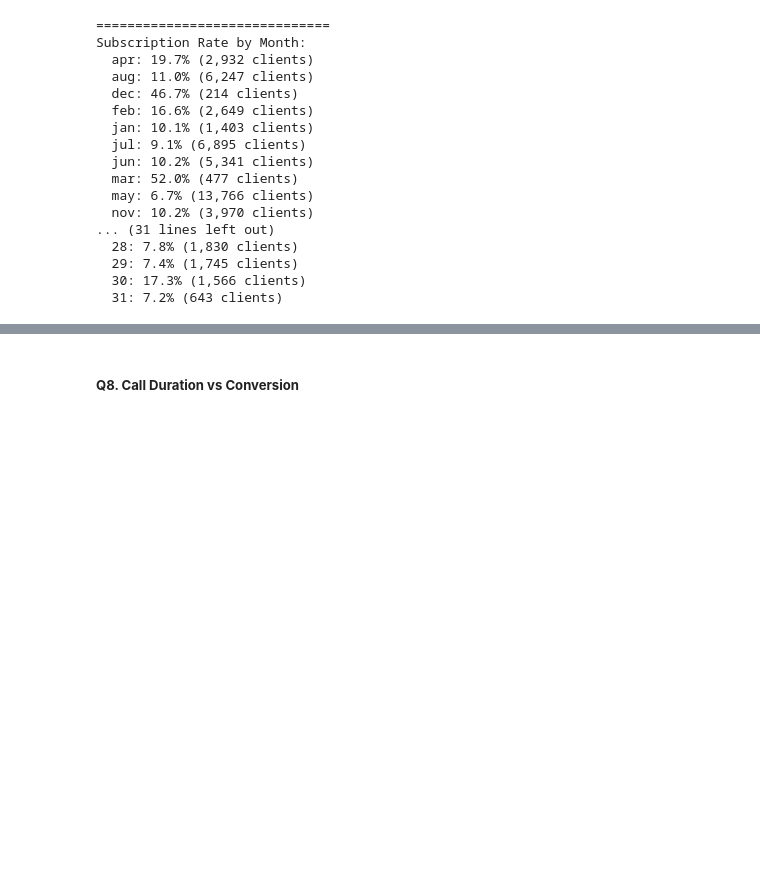
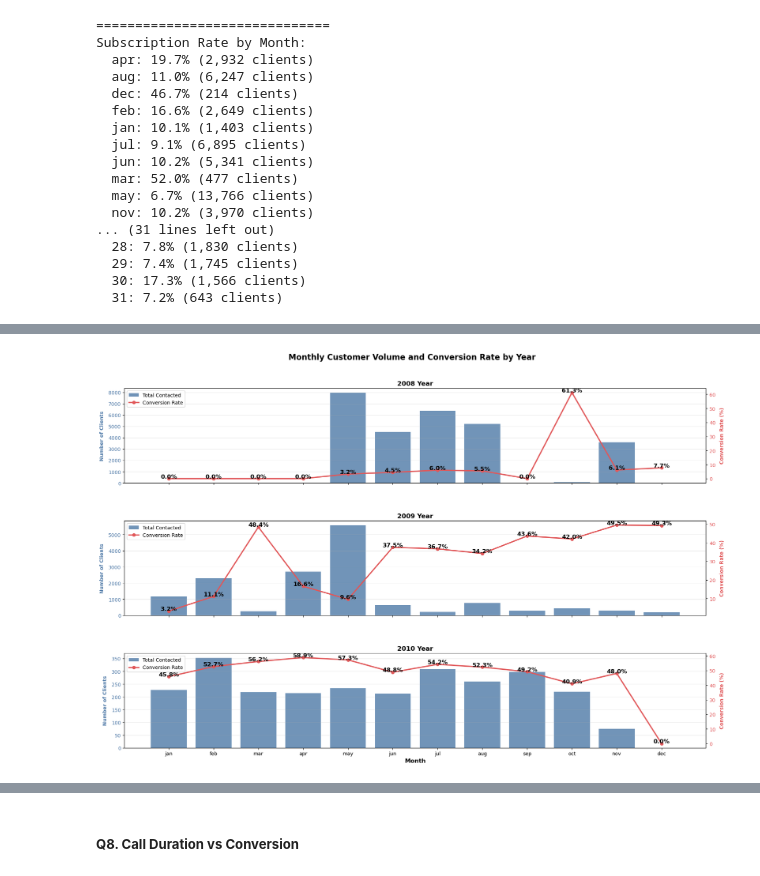
Before and after one commit to annugit1655/Bank-TeleMarketing, a Jupyter notebook: notebooks/02-bivariate-correlation-analysis.ipynb, the cells around one changed output, grey strips where cells are left out. Drawn from its saved outputs; the diff is of its cells as text; code cells hidden in the pictures; blank space fills up the shorter version.

```diff
--- a/notebooks/02-bivariate-correlation-analysis.ipynb
+++ b/notebooks/02-bivariate-correlation-analysis.ipynb
@@ -636,16 +671,92 @@ Subscription Rate by Month:
   30: 17.3% (1,566 clients)
   31: 7.2% (643 clients)
 # %%
-month_orders = ['jan', 'feb', 'mar', 'apr', 'may', 'jun', 'jul', 'aug', 'sep', 'oct', 'nov', 'dec']
-data['month_order'] = pd.Categorical(data['month'], categories=month_orders, ordered=True)
+# Visualize monthly and yearly trends in customer volume and conversion rates.
 
-pivot_df = data.pivot_table(
-    index='year',
-    columns='month_order',
-    values='term_deposit_numeric',
-    aggfunc='mean',
-    fill_value=0
-)*100
+fig, axes = plt.subplots(nrows=3, figsize=(18, 12), sharex=True)
 
-display(pivot_df.style.highlight_max(axis='columns'))
+month_order = ['jan','feb','mar','apr','may','jun',
+               'jul','aug','sep','oct','nov','dec']
+
+for i, year_category in enumerate(sorted(data['year'].unique())):
+
+    # Monthly statistics
+    monthly = (
+        data[data['year'] == year_category]
+        .groupby('month')['term_deposit']
+        .value_counts()
+        .unstack(fill_value=0)
+        .reindex(month_order)
+        .fillna(0)
+    )
+
+    monthly['total'] = monthly.sum(axis=1)
+    monthly['success_rate'] = (
+        monthly['yes']
+        .div(monthly['total'])
+        .fillna(0)
+        .mul(100)
+    )
+
+    ax1 = axes[i]
+
+    # Bar chart
+    ax1.bar(
+        monthly.index,
+        monthly['total'],
+        color='#4E79A7',
+        alpha=0.8,
+        label='Total Contacted'
+    )
+
+    ax1.set_ylabel('Number of Clients', color='#4E79A7', fontweight='bold', labelpad=8)
+    ax1.tick_params(axis='y', labelcolor='#4E79A7')
+
+    # Second axis
+    ax2 = ax1.twinx()
+
+    ax2.plot(
+        monthly.index,
+        monthly['success_rate'],
+        color='#E15759',
+        marker='o',
+        linewidth=2.5,
+        label='Conversion Rate'
+    )
+
+    ax2.set_ylabel('Conversion Rate (%)',
+                   color='#E15759',
+                   fontweight='bold',
+                   labelpad=8)
+    ax2.tick_params(axis='y', labelcolor='#E15759')
+
+    # Labels
+    for j, rate in enumerate(monthly['success_rate']):
+        ax2.text(j, rate + 0.3,
+                 f'{rate:.1f}%',
+                 ha='center',
+                 fontsize=12,
+                 color='k',
+                 fontweight='bold')
+
+    ax1.set_title(f'{year_category} Year', fontsize=13, fontweight='bold')
+    ax1.grid(axis='y', alpha=0.3)
+
+    # Combined legend
+    h1, l1 = ax1.get_legend_handles_labels()
+    h2, l2 = ax2.get_legend_handles_labels()
+    ax1.legend(h1 + h2, l1 + l2, loc='upper left')
+
+# X-axis label only on bottom subplot
+axes[-1].set_xlabel('Month', fontsize=12, fontweight='bold')
+
+fig.suptitle(
+    'Monthly Customer Volume and Conversion Rate by Year',
+    fontsize=16,
+    fontweight='bold',
+)
+
+plt.tight_layout(rect=[0, 0, 1, 0.96])
+plt.subplots_adjust(hspace=0.4)
+plt.show()
 # %% [output]
@@ -656,0 +763 @@ display(pivot_df.style.highlight_max(axis='columns'))
+[figure, added]
```
Also changed, not shown: parts of 12 cells of this notebook.
